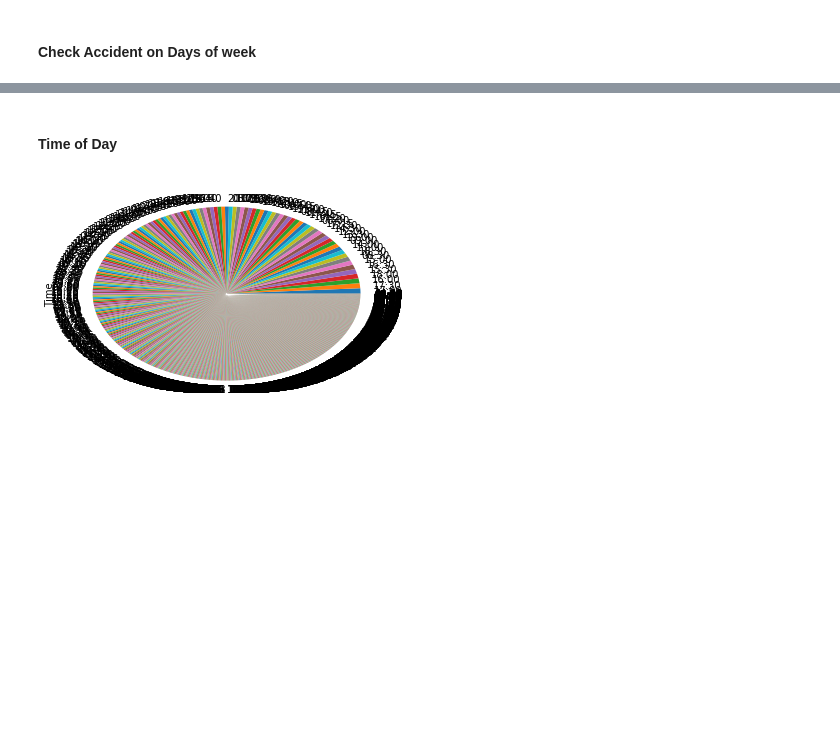
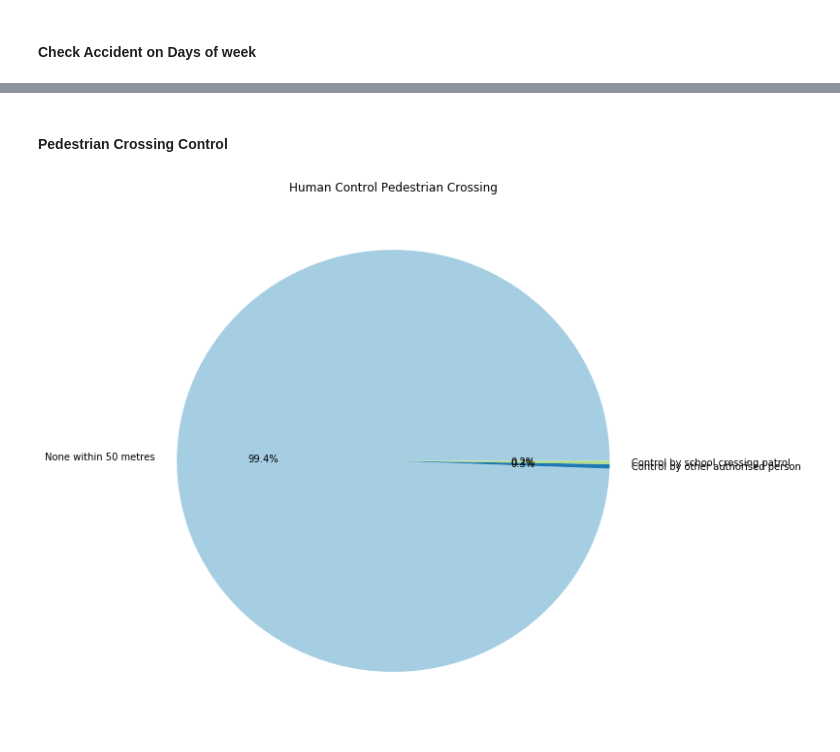
Before and after one commit to ArshadKhurshid/UK-Accident-History, a Jupyter notebook: UKAccident.ipynb, the cells around one changed output, grey strips where cells are left out. Saved outputs shown, nothing was run; the diff lists cells and outputs as text; code cells hidden in the pictures; blank space fills up the shorter version.

Commit message:
chore: Add Pedestrian Crossing

```diff
--- a/UKAccident.ipynb
+++ b/UKAccident.ipynb
@@ -182,8 +109,11 @@ plt.show()
-# %% [markdown]
-#### Time of Day
-# %%
-Toweek = accdnt_All['Time'].dropna().value_counts()
-Toweek.plot.pie()
-plt.show()
-# %% [output]
-[figure, removed]
+# %% [markdown]
+#### Pedestrian Crossing Control
+# %%
+plt.subplots(figsize=(10,10))
+PCHControl = accdnt_All['Pedestrian_Crossing-Human_Control'].dropna().value_counts()
+PCHControl.plot.pie(autopct='%1.1f%%',colors=sns.color_palette('Paired',10))
+plt.title('Human Control Pedestrian Crossing')
+plt.ylabel('')
+plt.show()
+# %% [output]
+[figure, added]
```
Also changed, not shown: parts of 16 cells of this notebook.
